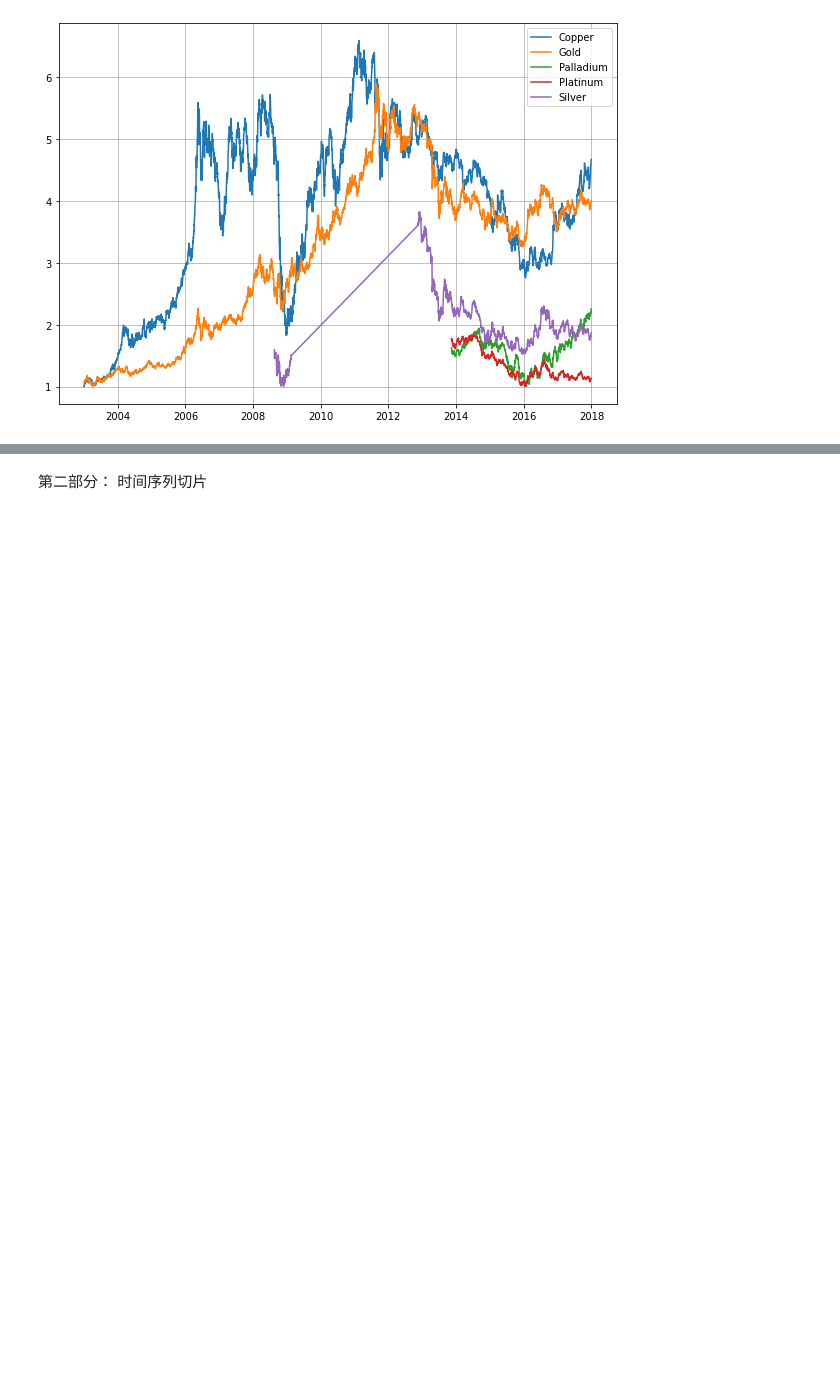
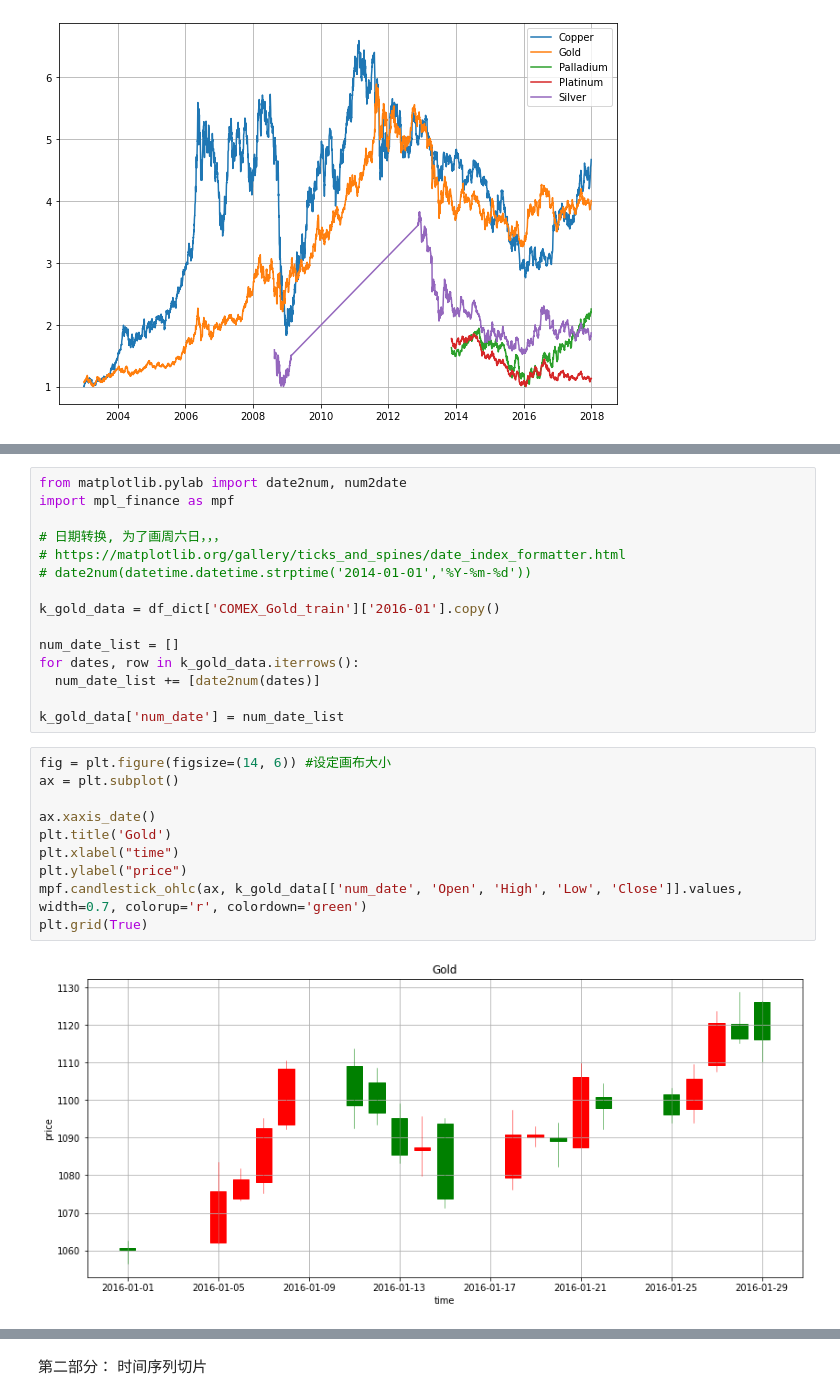
Before and after one commit to physikcat/PredictPrice, a Jupyter notebook: PridictPrice_datetime.ipynb, the cells around one changed output, grey strips where cells are left out. Saved outputs shown, nothing was run; the diff lists cells and outputs as text; blank space fills up the shorter version.

```diff
--- a/PridictPrice_datetime.ipynb
+++ b/PridictPrice_datetime.ipynb
@@ -112,0 +129,27 @@ ShowRelativePrice(comex_list, labels)
+# %%
+from matplotlib.pylab import date2num, num2date
+import mpl_finance as mpf
+
+# 日期转换, 为了画周六日，，，
+# https://matplotlib.org/gallery/ticks_and_spines/date_index_formatter.html
+# date2num(datetime.datetime.strptime('2014-01-01','%Y-%m-%d'))
+
+k_gold_data = df_dict['COMEX_Gold_train']['2016-01'].copy()
+
+num_date_list = []
+for dates, row in k_gold_data.iterrows():
+  num_date_list += [date2num(dates)]
+
+k_gold_data['num_date'] = num_date_list
+# %%
+fig = plt.figure(figsize=(14, 6)) #设定画布大小
+ax = plt.subplot()
+
+ax.xaxis_date()
+plt.title('Gold')
+plt.xlabel("time")
+plt.ylabel("price")
+mpf.candlestick_ohlc(ax, k_gold_data[['num_date', 'Open', 'High', 'Low', 'Close']].values, width=0.7, colorup='r', colordown='green')
+plt.grid(True)
+# %% [output]
+[figure, added]
```
Also changed, not shown: parts of 15 cells of this notebook.
